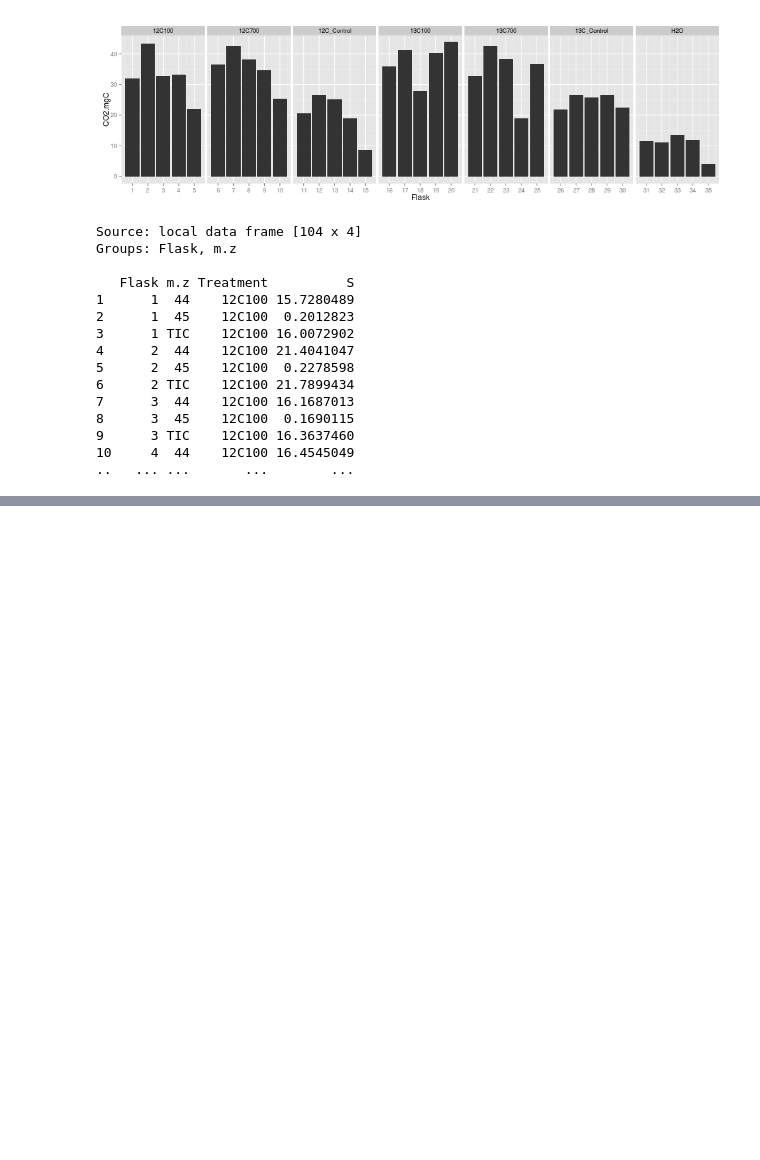
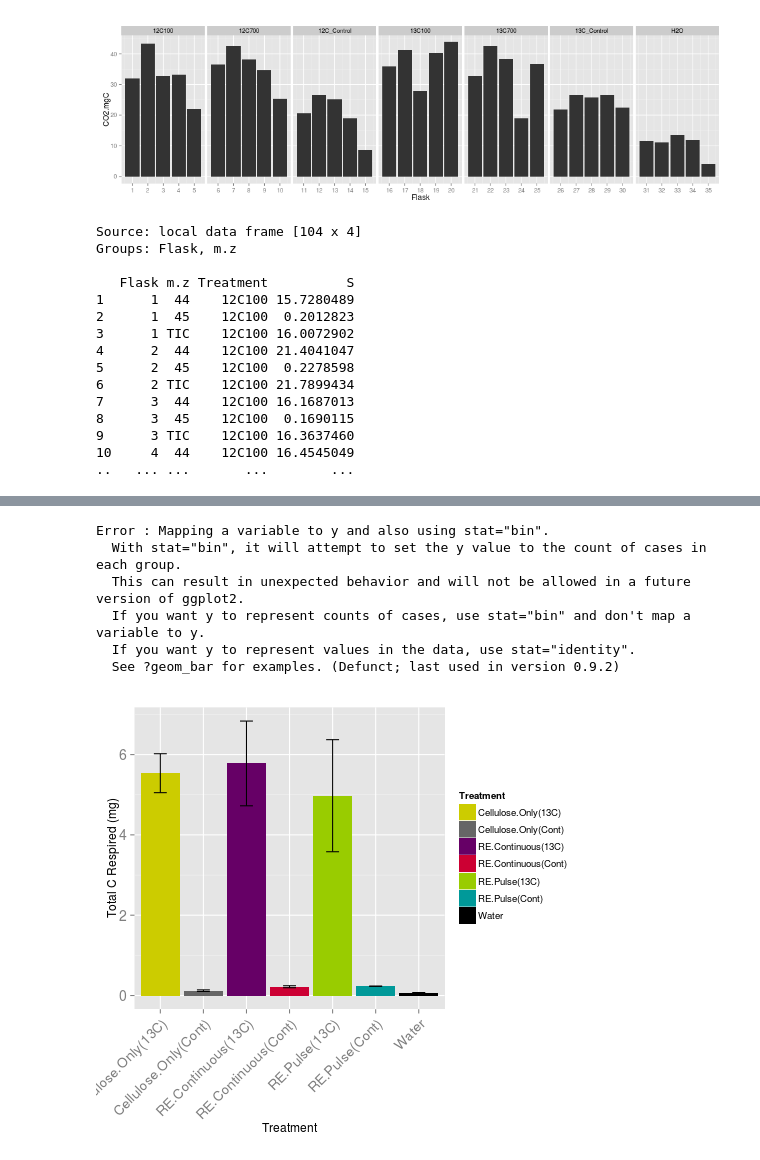
Before and after one commit to acampbellina/priming, a Jupyter notebook: gas_data.ipynb, the cells around one changed output, grey strips where cells are left out. Saved outputs shown, nothing was run; the diff lists cells and outputs as text; code cells hidden in the pictures; blank space fills up the shorter version.

```diff
--- a/gas_data.ipynb
+++ b/gas_data.ipynb
@@ -371,0 +462,30 @@ In addition: There were 28 warnings (use warnings() to see them)
+# %%
+%%R -w 500 -h 450
+c = subset(d.ave, (Time.hours == "1150") & (m.z == "45"))
+limits <- aes(ymax = CO2.mgC.cum.ave + CO2.mgC.cum.sd, ymin= CO2.mgC.cum.ave - CO2.mgC.cum.sd)
+
+colours = c("#CCCC00", "#666666", "#660066", "#CC0033", "#99CC00", "#009999", "black")
+
+p2 = ggplot(c, aes(x = Treatment, y = CO2.mgC.cum.ave, fill=Treatment))
+
+p2 = p2 + geom_bar(stat="identity")
+
+p2 = p2 + scale_fill_manual(values = colours)
+
+p2 = p2 + labs(x = "Treatment", y = "Total C Respired (mg)")
+
+p2 = p2 + theme(axis.text.x = element_text(size = 14, angle = 45, hjust = 1),
+              axis.text.y = element_text(size = 14))
+
+dodge <- position_dodge(width=0.9)
+p2 = p2 + geom_bar(position=dodge) + geom_errorbar(limits, position=dodge, width=0.3)
+
+p2
+# %% [output]
+Error : Mapping a variable to y and also using stat="bin".
+  With stat="bin", it will attempt to set the y value to the count of cases in each group.
+  This can result in unexpected behavior and will not be allowed in a future version of ggplot2.
+  If you want y to represent counts of cases, use stat="bin" and don't map a variable to y.
+  If you want y to represent values in the data, use stat="identity".
+  See ?geom_bar for examples. (Defunct; last used in version 0.9.2)
+[figure, added]
```
Also changed, not shown: parts of 22 cells of this notebook, 4 other files.
